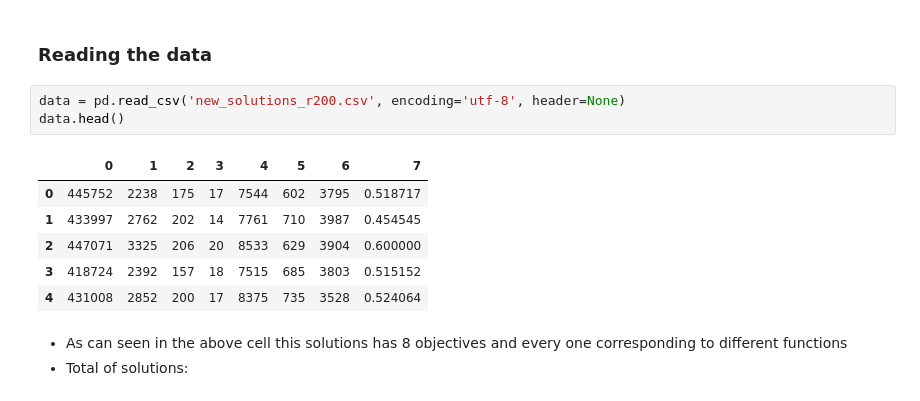
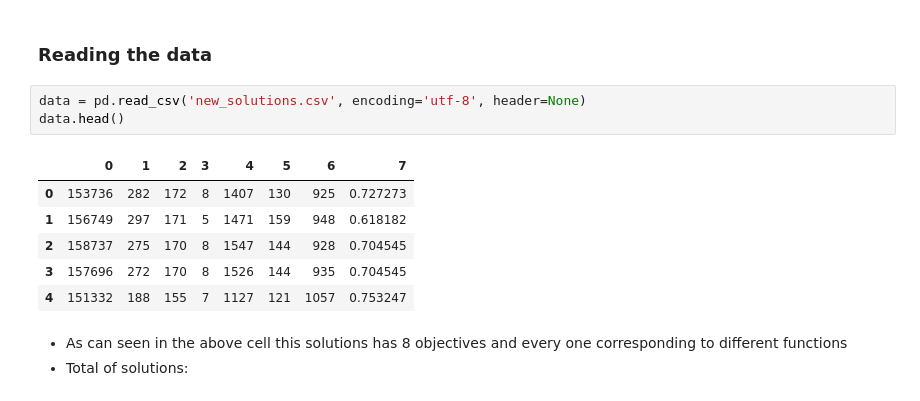
Before and after one commit to renansantosmendes/PhD_Python_2019, a Jupyter notebook: cluster_analysis.ipynb, the cells around one changed output. Drawn from its saved outputs; the diff is of its cells as text.

```diff
--- a/cluster_analysis.ipynb
+++ b/cluster_analysis.ipynb
@@ -23,15 +23,15 @@ Automatically created module for IPython interactive environment
 # %% [markdown]
 ### Reading the data
 # %%
-data = pd.read_csv('new_solutions_r200.csv', encoding='utf-8', header=None)
+data = pd.read_csv('new_solutions.csv', encoding='utf-8', header=None)
 data.head()
 # %% [output]
 |  | 0 | 1 | 2 | 3 | 4 | 5 | 6 | 7 |
-| 0 | 445752 | 2238 | 175 | 17 | 7544 | 602 | 3795 | 0.518717 |
-| 1 | 433997 | 2762 | 202 | 14 | 7761 | 710 | 3987 | 0.454545 |
-| 2 | 447071 | 3325 | 206 | 20 | 8533 | 629 | 3904 | 0.600000 |
-| 3 | 418724 | 2392 | 157 | 18 | 7515 | 685 | 3803 | 0.515152 |
-| 4 | 431008 | 2852 | 200 | 17 | 8375 | 735 | 3528 | 0.524064 |
+| 0 | 153736 | 282 | 172 | 8 | 1407 | 130 | 925 | 0.727273 |
+| 1 | 156749 | 297 | 171 | 5 | 1471 | 159 | 948 | 0.618182 |
+| 2 | 158737 | 275 | 170 | 8 | 1547 | 144 | 928 | 0.704545 |
+| 3 | 157696 | 272 | 170 | 8 | 1526 | 144 | 935 | 0.704545 |
+| 4 | 151332 | 188 | 155 | 7 | 1127 | 121 | 1057 | 0.753247 |
 # %% [markdown]
 - As can seen in the above cell this solutions has 8 objectives and every one corresponding to different functions
 - Total of solutions:
```
Also changed, not shown: parts of 15 cells of this notebook.
